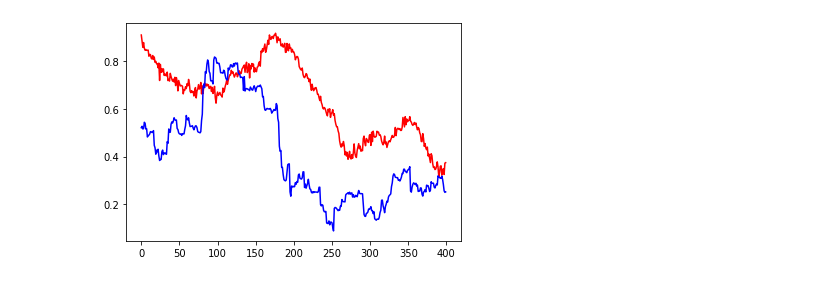
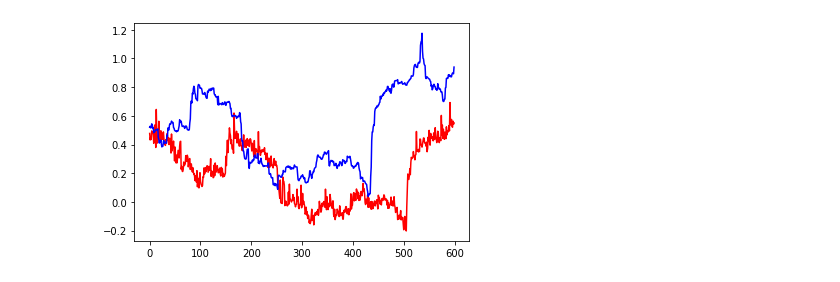
Before and after one commit to sashavoit-zz/volatility-trader, a Jupyter notebook: net.ipynb, the cells around one changed output. Cells and saved outputs as stored; diff of their text form; code cells hidden in the pictures.

Commit message:
Use PRICE and SIZE while training

```diff
--- a/net.ipynb
+++ b/net.ipynb
@@ -107,12 +107,12 @@ class TCN(nn.Module):
         return o
 # %%
 class VolForecastSingleHorizon(nn.Module):
-    def __init__(self, input_dim, horizon):
+    def __init__(self, input_size, horizon):
         super(VolForecastSingleHorizon, self).__init__()
         self.input_dim = input_dim
         self.horizon = horizon
 
-        self.tcn = TCN(input_size=input_dim, output_size=1, num_channels=8*[25], kernel_size=7, dropout=0.1)
+        self.tcn = TCN(input_size=input_size, output_size=1, num_channels=8*[25], kernel_size=7, dropout=0.1)
 
     def forward(self, x):
         return self.tcn(x)
@@ -144,7 +144,7 @@ def df_to_tensor(df):
 def get_data_single_horizon(file_name, input_dim, horizon, val_ratio=0.01):
     # Get data from csv
     df = pd.read_csv(file_name)
-    inputs = df_to_tensor(df[['vol']])
+    inputs = df_to_tensor(df[['PRICE', 'SIZE', 'vol']])
     outputs = df_to_tensor(df[['vol']])
 
     # Group input_dim concecutive input points together, and horizon concecutive output vectors together
@@ -155,9 +155,9 @@ def get_data_single_horizon(file_name, input_dim, horizon, val_ratio=0.01):
 
     # Do train/validation split
     val_len = math.ceil(val_ratio * len(inputs))
-    train_x = inputs[:-val_len]
+    train_x = inputs[:-val_len].transpose(1,2)
     train_y = outputs[:-val_len]
-    val_x = inputs[-val_len:]
+    val_x = inputs[-val_len:].transpose(1,2)
     val_y = outputs[-val_len:]
 
     print("Train input dimension:", train_x.shape)
@@ -230,6 +230,6 @@ def train(model, opts, train_x, train_y, val_x, val_y):
 # %%
 input_dim=300
 horizon=50
-model=VolForecastSingleHorizon(input_dim=input_dim, horizon=horizon)
-train_x, train_y, val_x, val_y = get_data_single_horizon('5sec_intervals_no_na_normed.csv', input_dim=input_dim, horizon=horizon)
+model=VolForecastSingleHorizon(input_size=3, horizon=horizon)
+train_x, train_y, val_x, val_y = get_data_single_horizon('5sec_intervals_no_na_normed.csv', input_dim=input_dim, horizon=horizon, val_ratio=0.01)
 # %% [output]
@@ -279,8 +270,8 @@ def plot_model_performance_single_horizon(model, x, y, num_samples, horizon):
 #   plt.plot(reality.detach().numpy(), 'b')
 # %%
 # MODEL PERFORMANCE - TEST PART
-plot_model_performance_single_horizon(model, train_x, train_y, num_samples=400, horizon=20)
+plot_model_performance_single_horizon(model, train_x, train_y, num_samples=600, horizon=20)
 # %% [output]
-[figure, old version]
+[figure, new version]
 # %%
 # MODEL'S PERFORMANCE - VALIDATION PART
```
Also changed, not shown: parts of 6 cells of this notebook.
